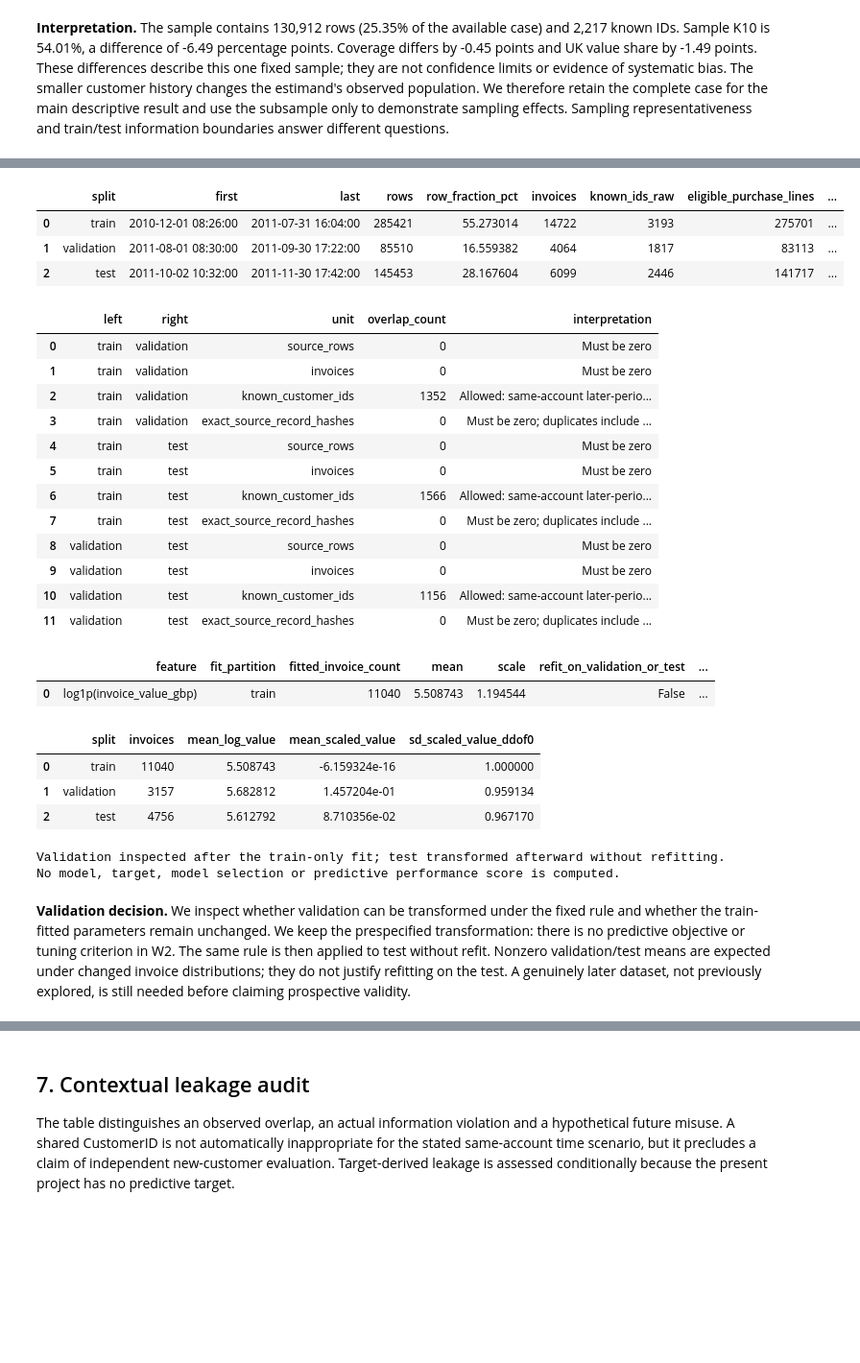
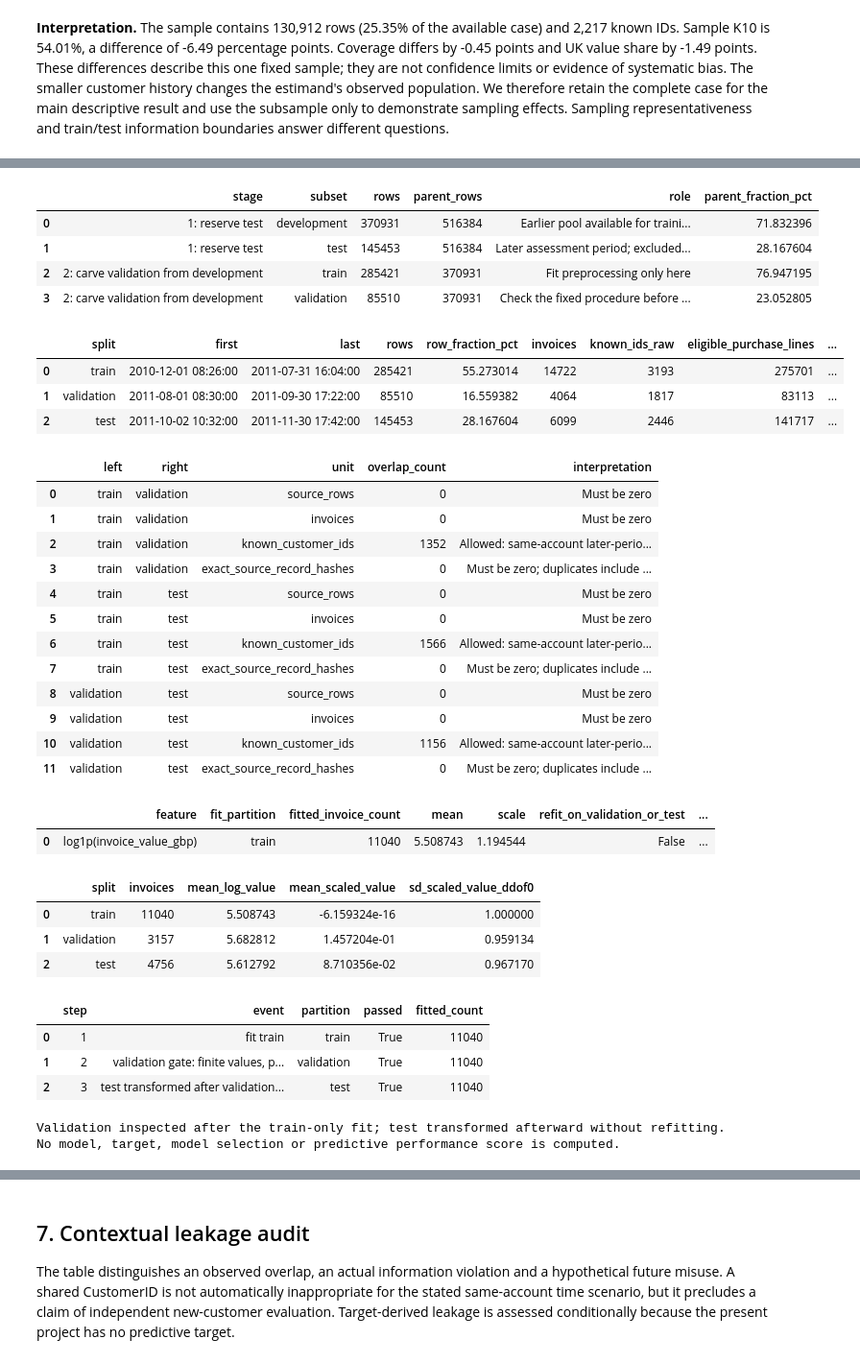
Before and after one commit to DirtyCheese02/online-retail-bi-medina-castillo, a Jupyter notebook: notebooks/W2_project.ipynb, the cells around one changed output, grey strips where cells are left out. Shown at 96% size. Drawn from its saved outputs; the diff is of its cells as text; code cells hidden in the pictures; blank space fills up the shorter version.

Commit message:
Audit W2 rubric and strengthen nested validation and descriptive holdout evidence

```diff
--- a/notebooks/W2_project.ipynb
+++ b/notebooks/W2_project.ipynb
@@ -272,38 +272,47 @@ The partitions are constructed from the **complete case, not the sampling demons
 For the preprocessing demonstration, an eligible invoice's completed purchase value is available at a later month-end review. We apply log1p and fit StandardScaler on training invoices only; validation and test receive the unchanged rule. This could support a future order-size descriptor. It would leak information if used to predict that same invoice's value before it occurred. Standardization is not needed to compute K10 and does not replace GBP in the KPI.
 # %%
 splits, split_summary, overlap = w2.make_splits(data)
+display(pd.read_csv(w2.OUT/'split_hierarchy.csv'))
 display(split_summary)
 display(overlap)
 preprocessing_table, preprocessing_parameters = w2.preprocess(splits)
 display(pd.DataFrame([preprocessing_parameters]))
 display(preprocessing_table)
+display(pd.read_csv(w2.OUT/'validation_execution.csv'))
 print('Validation inspected after the train-only fit; test transformed afterward without refitting.')
 print('No model, target, model selection or predictive performance score is computed.')
 # %% [output]
-|  | split | first | last | rows | row_fraction_pct | invoices | known_ids_raw | eligible_purchase_lines | ... |
-| 0 | train | 2010-12-01 08:26:00 | 2011-07-31 16:04:00 | 285421 | 55.273014 | 14722 | 3193 | 275701 | ... |
-| 1 | validation | 2011-08-01 08:30:00 | 2011-09-30 17:22:00 | 85510 | 16.559382 | 4064 | 1817 | 83113 | ... |
-| 2 | test | 2011-10-02 10:32:00 | 2011-11-30 17:42:00 | 145453 | 28.167604 | 6099 | 2446 | 141717 | ... |
+|  | stage | subset | rows | parent_rows | role | parent_fraction_pct |
+| 0 | 1: reserve test | development | 370931 | 516384 | Earlier pool available for traini... | 71.832396 |
+| 1 | 1: reserve test | test | 145453 | 516384 | Later assessment period; excluded... | 28.167604 |
+| 2 | 2: carve validation from development | train | 285421 | 370931 | Fit preprocessing only here | 76.947195 |
+| 3 | 2: carve validation from development | validation | 85510 | 370931 | Check the fixed procedure before ... | 23.052805 |
-|  | left | right | unit | overlap_count | interpretation |
-| 0 | train | validation | source_rows | 0 | Must be zero |
-| 1 | train | validation | invoices | 0 | Must be zero |
-| 2 | train | validation | known_customer_ids | 1352 | Allowed: same-account later-perio... |
-| 3 | train | validation | exact_source_record_hashes | 0 | Must be zero; duplicates include ... |
-| 4 | train | test | source_rows | 0 | Must be zero |
-| 5 | train | test | invoices | 0 | Must be zero |
-| 6 | train | test | known_customer_ids | 1566 | Allowed: same-account later-perio... |
-| 7 | train | test | exact_source_record_hashes | 0 | Must be zero; duplicates include ... |
-| 8 | validation | test | source_rows | 0 | Must be zero |
-| 9 | validation | test | invoices | 0 | Must be zero |
-| 10 | validation | test | known_customer_ids | 1156 | Allowed: same-account later-perio... |
-| 11 | validation | test | exact_source_record_hashes | 0 | Must be zero; duplicates include ... |
+|  | split | first | last | rows | row_fraction_pct | invoices | known_ids_raw | eligible_purchase_lines | ... |
+| 0 | train | 2010-12-01 08:26:00 | 2011-07-31 16:04:00 | 285421 | 55.273014 | 14722 | 3193 | 275701 | ... |
+| 1 | validation | 2011-08-01 08:30:00 | 2011-09-30 17:22:00 | 85510 | 16.559382 | 4064 | 1817 | 83113 | ... |
+| 2 | test | 2011-10-02 10:32:00 | 2011-11-30 17:42:00 | 145453 | 28.167604 | 6099 | 2446 | 141717 | ... |
-|  | feature | fit_partition | fitted_invoice_count | mean | scale | refit_on_validation_or_test | ... |
-| 0 | log1p(invoice_value_gbp) | train | 11040 | 5.508743 | 1.194544 | False | ... |
+|  | left | right | unit | overlap_count | interpretation |
+| 0 | train | validation | source_rows | 0 | Must be zero |
+| 1 | train | validation | invoices | 0 | Must be zero |
+| 2 | train | validation | known_customer_ids | 1352 | Allowed: same-account later-perio... |
+| 3 | train | validation | exact_source_record_hashes | 0 | Must be zero; duplicates include ... |
+| 4 | train | test | source_rows | 0 | Must be zero |
+| 5 | train | test | invoices | 0 | Must be zero |
+| 6 | train | test | known_customer_ids | 1566 | Allowed: same-account later-perio... |
+| 7 | train | test | exact_source_record_hashes | 0 | Must be zero; duplicates include ... |
+| 8 | validation | test | source_rows | 0 | Must be zero |
+| 9 | validation | test | invoices | 0 | Must be zero |
+| 10 | validation | test | known_customer_ids | 1156 | Allowed: same-account later-perio... |
+| 11 | validation | test | exact_source_record_hashes | 0 | Must be zero; duplicates include ... |
-|  | split | invoices | mean_log_value | mean_scaled_value | sd_scaled_value_ddof0 |
-| 0 | train | 11040 | 5.508743 | -6.159324e-16 | 1.000000 |
-| 1 | validation | 3157 | 5.682812 | 1.457204e-01 | 0.959134 |
-| 2 | test | 4756 | 5.612792 | 8.710356e-02 | 0.967170 |
+|  | feature | fit_partition | fitted_invoice_count | mean | scale | refit_on_validation_or_test | ... |
+| 0 | log1p(invoice_value_gbp) | train | 11040 | 5.508743 | 1.194544 | False | ... |
+|  | split | invoices | mean_log_value | mean_scaled_value | sd_scaled_value_ddof0 |
+| 0 | train | 11040 | 5.508743 | -6.159324e-16 | 1.000000 |
+| 1 | validation | 3157 | 5.682812 | 1.457204e-01 | 0.959134 |
+| 2 | test | 4756 | 5.612792 | 8.710356e-02 | 0.967170 |
+|  | step | event | partition | passed | fitted_count |
+| 0 | 1 | fit train | train | True | 11040 |
+| 1 | 2 | validation gate: finite values, p... | validation | True | 11040 |
+| 2 | 3 | test transformed after validation... | test | True | 11040 |
 Validation inspected after the train-only fit; test transformed afterward without refitting.
 No model, target, model selection or predictive performance score is computed.
-# %% [markdown]
-**Validation decision.** We inspect whether validation can be transformed under the fixed rule and whether the train-fitted parameters remain unchanged. We keep the prespecified transformation: there is no predictive objective or tuning criterion in W2. The same rule is then applied to test without refit. Nonzero validation/test means are expected under changed invoice distributions; they do not justify refitting on the test. A genuinely later dataset, not previously explored, is still needed before claiming prospective validity.
```
Also changed, not shown: parts of 8 cells of this notebook, 19 other files.
